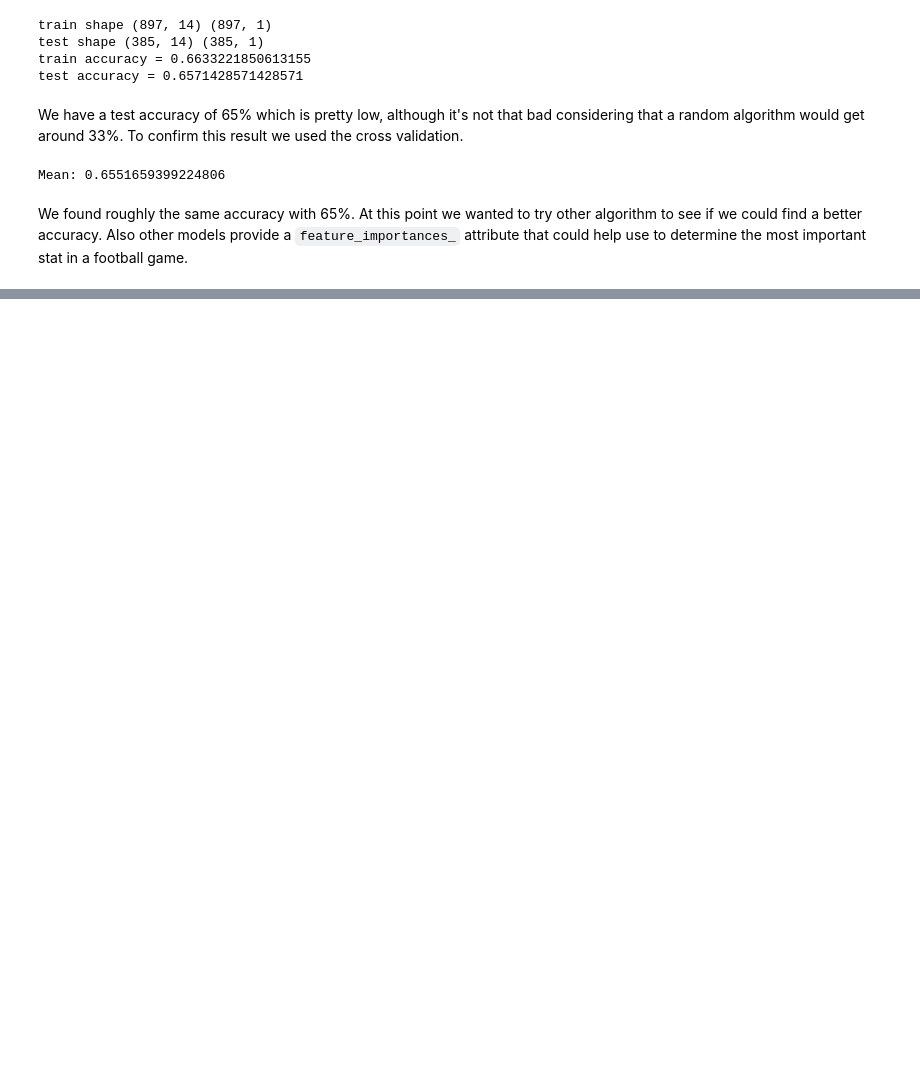
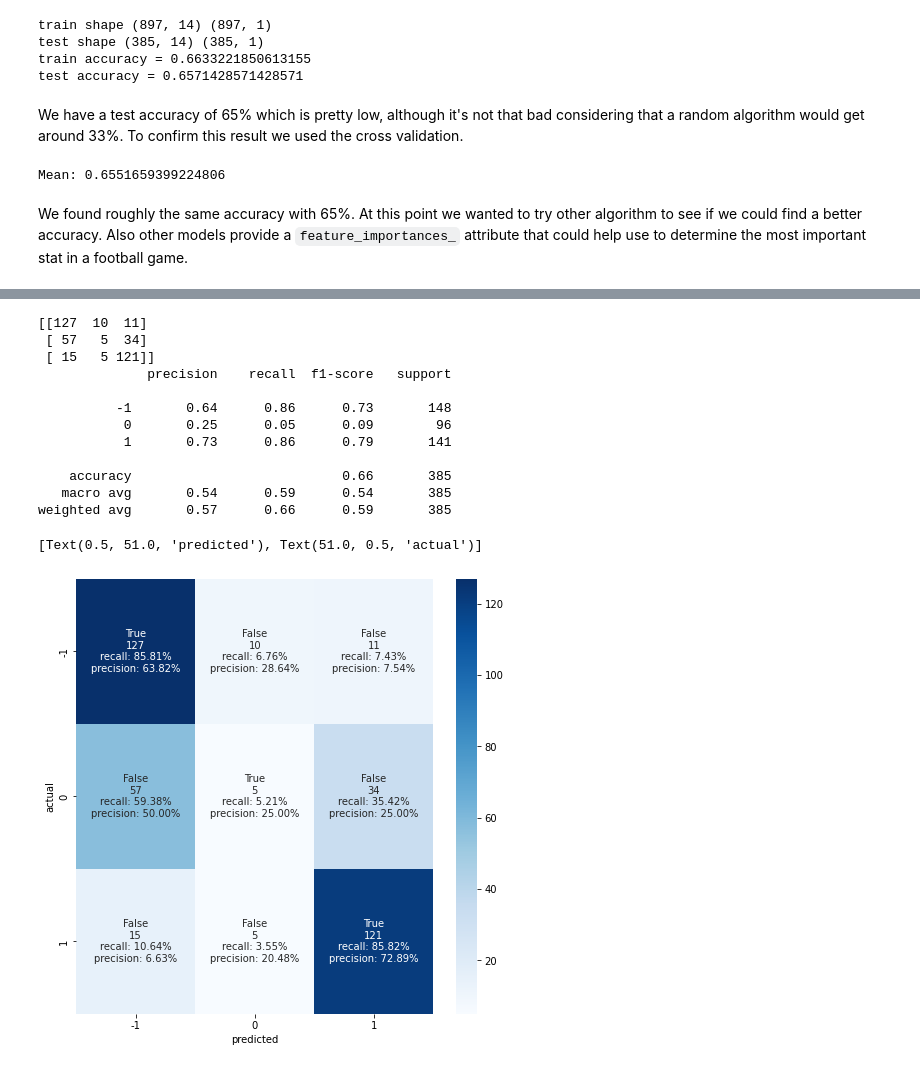
Before and after one commit to PLsergent/football_match_prediction, a Jupyter notebook: report.ipynb, the cells around one changed output, grey strips where cells are left out. Saved outputs shown, nothing was run; the diff lists cells and outputs as text; code cells hidden in the pictures; blank space fills up the shorter version.

Commit message:
Report: done and export pdf

```diff
--- a/report.ipynb
+++ b/report.ipynb
@@ -305,0 +382,65 @@ print ('[Gradient Boosting] test accuracy =', clf_gb.score(X_test, y_test))
+# %%
+from sklearn import metrics
+import seaborn as sns
+import numpy as np
+
+# predict class labels for the test set
+y_pred = clf.predict(X_test)
+
+cf_matrix = metrics.confusion_matrix(y_test, y_pred)
+print(cf_matrix)
+
+print(metrics.classification_report(y_test, y_pred))
+
+df_cm = pd.DataFrame(cf_matrix, index = [i for i in ["-1", "0", "1"]],
+                  columns = [i for i in ["-1", "0", "1"]])
+
+group_names = ["True", "False", "False", "False", "True", "False", "False", "False", "True"]
+
+group_counts = ["{0:0.0f}".format(value) for value in
+                cf_matrix.flatten()]
+
+recalls = []
+for values in cf_matrix:
+	row = []
+	for val in values:
+		row.append(f"recall: {val/values.sum():.2%}")
+	recalls += row
+
+precisions = []
+cf_vals = {}
+for i, values in enumerate(cf_matrix):
+	cf_vals[i] = values
+
+for x, y, z in zip(cf_vals[0], cf_vals[1], cf_vals[2]):
+	row = []
+	values = [x, y, z]
+
+	for val in values:
+		row.append(f"precision: {val/sum(values):.2%}")
+	precisions += row
+
+
+labels = [f"{v1}\n{v2}\n{v3}\n{v4}" for v1, v2, v3, v4 in
+          zip(group_names, group_counts, recalls, precisions)]
+
+labels = np.asarray(labels).reshape(3,3)
+
+fig, ax = plt.subplots(figsize=(8, 8))
+cf = sns.heatmap(df_cm, annot=labels, fmt="", cmap='Blues')
+cf.set(xlabel="predicted", ylabel="actual")
+# %% [output]
+[[127  10  11]
+ [ 57   5  34]
+ [ 15   5 121]]
+              precision    recall  f1-score   support
+
+          -1       0.64      0.86      0.73       148
+           0       0.25      0.05      0.09        96
+           1       0.73      0.86      0.79       141
+
+    accuracy                           0.66       385
+   macro avg       0.54      0.59      0.54       385
+weighted avg       0.57      0.66      0.59       385
+[Text(0.5, 51.0, 'predicted'), Text(51.0, 0.5, 'actual')]
+[figure, added]
```
Also changed, not shown: parts of 34 cells of this notebook, 2 other files.
